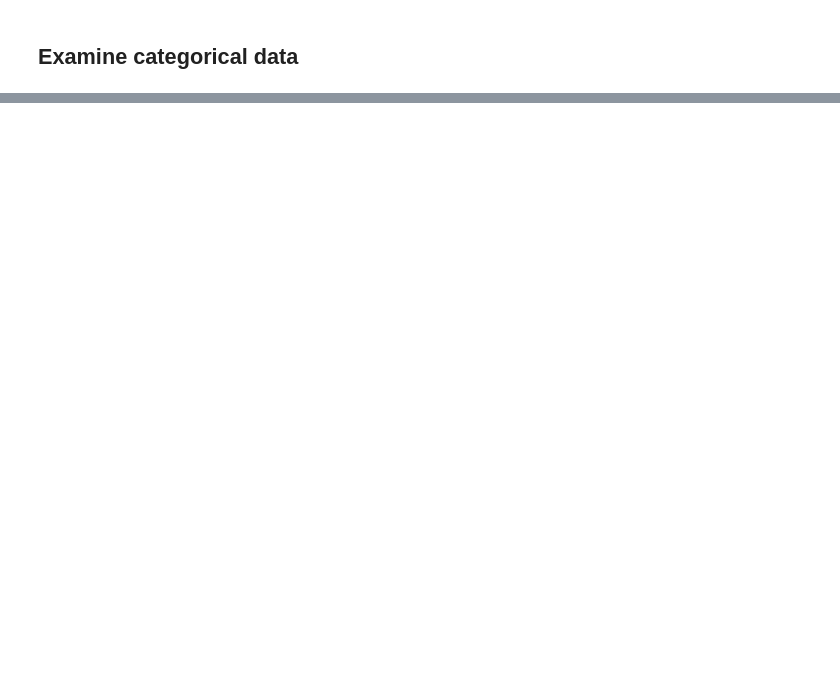
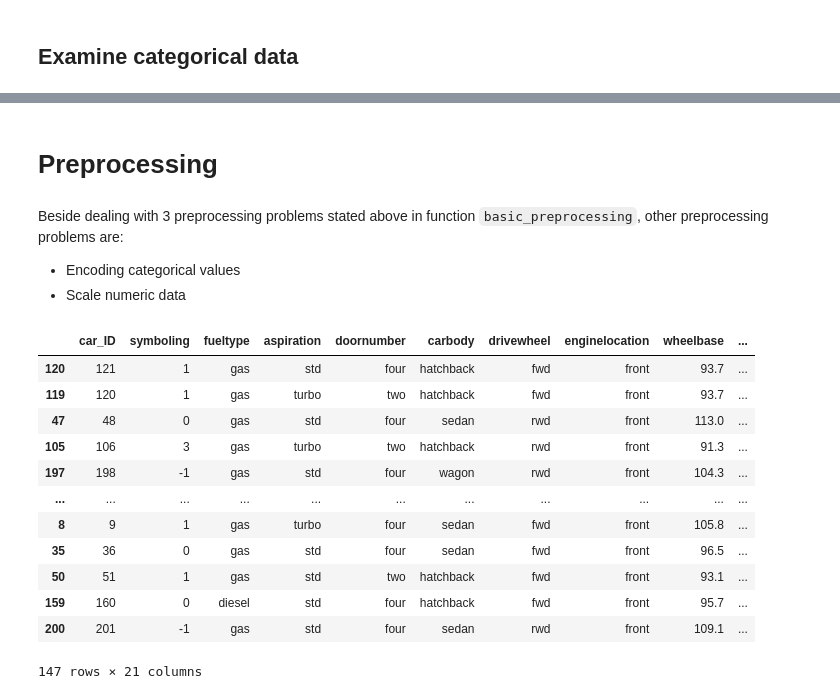
Before and after one commit to LeKiet258/basic-ML-models, a Jupyter notebook: Lab06_car price prediction.ipynb/car_price_prediction.ipynb, the cells around one changed output, grey strips where cells are left out. Drawn from its saved outputs; the diff is of its cells as text; code cells hidden in the pictures; blank space fills up the shorter version.

```diff
--- a/Lab06_car price prediction.ipynb/car_price_prediction.ipynb
+++ b/Lab06_car price prediction.ipynb/car_price_prediction.ipynb
@@ -108,0 +196,36 @@ len(cat_cols)
+# %% [markdown]
+# Preprocessing
+# %% [markdown]
+Beside dealing with 3 preprocessing problems stated above in function `basic_preprocessing`, other preprocessing problems are:
+- Encoding categorical values
+- Scale numeric data
+# %%
+def basic_preprocessing(X_df):
+    '''this function give solutions to 3 above-mentioned problems'''
+    X_out = X_df.copy()
+    X_out['symboling'] = X_out['symboling'].astype('object') # (1)
+    X_out['CompanyName'] = X_out['CarName'].apply(lambda x: x.split(" ")[0]) # (3)
+    X_out.drop(['CarName', 'carheight', 'stroke', 'compressionratio', 'peakrpm'], axis=1, inplace=True) # (2),(3)
+    return X_out
+
+cat_transform =
+
+preprocess_pipeline = Pipeline([
+    ('basic_preprocessing', FunctionTransformer(basic_preprocessing))
+])
+
+preprocess_pipeline.fit_transform(X_train)
+# %% [output]
+|  | car_ID | symboling | fueltype | aspiration | doornumber | carbody | drivewheel | enginelocation | wheelbase | ... |
+| 120 | 121 | 1 | gas | std | four | hatchback | fwd | front | 93.7 | ... |
+| 119 | 120 | 1 | gas | turbo | two | hatchback | fwd | front | 93.7 | ... |
+| 47 | 48 | 0 | gas | std | four | sedan | rwd | front | 113.0 | ... |
+| 105 | 106 | 3 | gas | turbo | two | hatchback | rwd | front | 91.3 | ... |
+| 197 | 198 | -1 | gas | std | four | wagon | rwd | front | 104.3 | ... |
+| ... | ... | ... | ... | ... | ... | ... | ... | ... | ... | ... |
+| 8 | 9 | 1 | gas | turbo | four | sedan | fwd | front | 105.8 | ... |
+| 35 | 36 | 0 | gas | std | four | sedan | fwd | front | 96.5 | ... |
+| 50 | 51 | 1 | gas | std | two | hatchback | fwd | front | 93.1 | ... |
+| 159 | 160 | 0 | diesel | std | four | hatchback | fwd | front | 95.7 | ... |
+| 200 | 201 | -1 | gas | std | four | sedan | rwd | front | 109.1 | ... |
+147 rows × 21 columns
```
Also changed, not shown: parts of 30 cells of this notebook.
